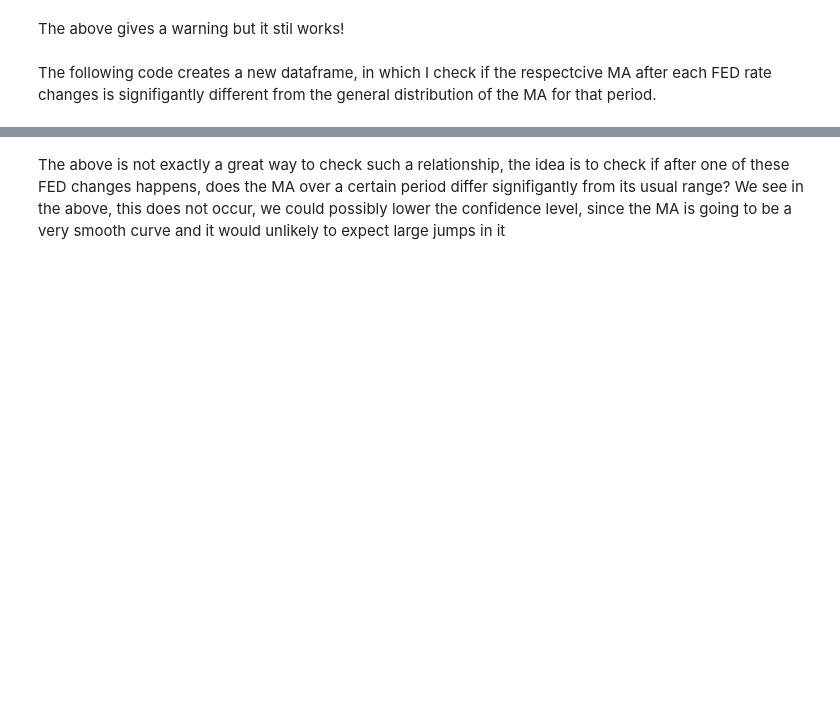
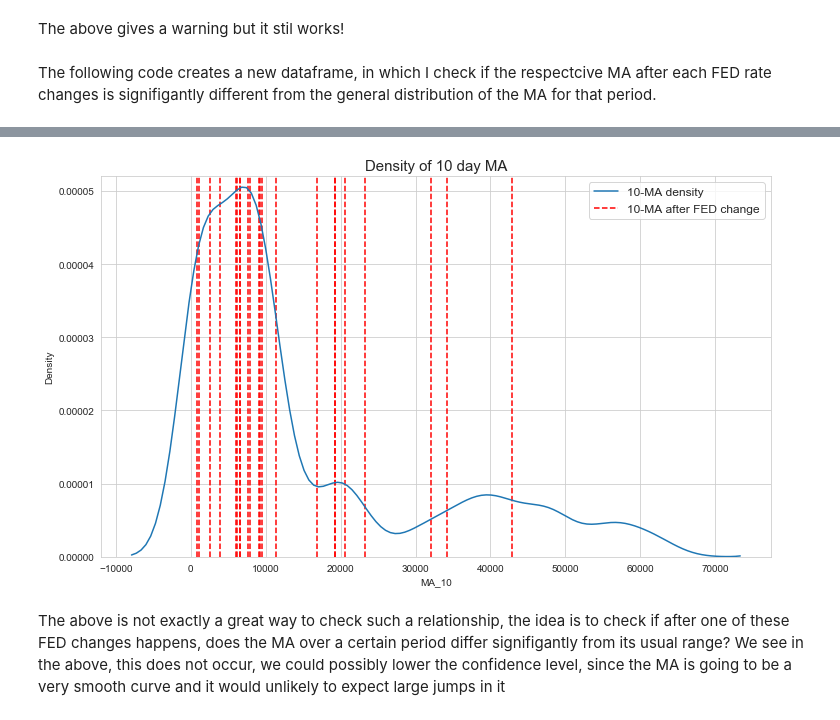
Before and after one commit to CameronStorey/DigitalTools_project, a Jupyter notebook: research_project/notebooks/Analysis.ipynb, the cells around one changed output, grey strips where cells are left out. Cells and saved outputs as stored; diff of their text form; code cells hidden in the pictures; blank space fills up the shorter version.

```diff
--- a/research_project/notebooks/Analysis.ipynb
+++ b/research_project/notebooks/Analysis.ipynb
@@ -311,3 +270,23 @@ MA_DATA #1 means that is in the CI and not signif
+# %%
+plt.figure(figsize=(12, 7))
+sns.set_style('whitegrid')
+sns.distplot(MA10, hist=False,label='10-MA density')
+plt.vlines(pd.to_numeric(MA_DATA['10MA_after']),ymin=0,ymax=0.000052,color='r',linewidth=1.5,linestyle='dashed',
+          label = '10-MA after FED change')
+
+plt.legend(fontsize=12,loc='upper right')
+plt.ylim(0,0.000052)
+
+plt.grid(True)
+plt.title('Density of 10 day MA',fontsize=15)
+plt.xticks(fontsize=10)
+plt.yticks(fontsize=10)
+
+plt.ylabel('Density')
+
+plt.show()
+# %% [output]
+[figure, added]
 # %% [markdown]
 The above is not exactly a great way to check such a relationship, the idea is to check if after one of these FED changes happens, does the MA over a certain period differ signifigantly from its usual range? We see in the above, this does not occur, we could possibly lower the confidence level, since the MA is going to be a very smooth curve and it would unlikely to expect large jumps in it
 # %% [markdown]
```
Also changed, not shown: parts of 11 cells of this notebook.
